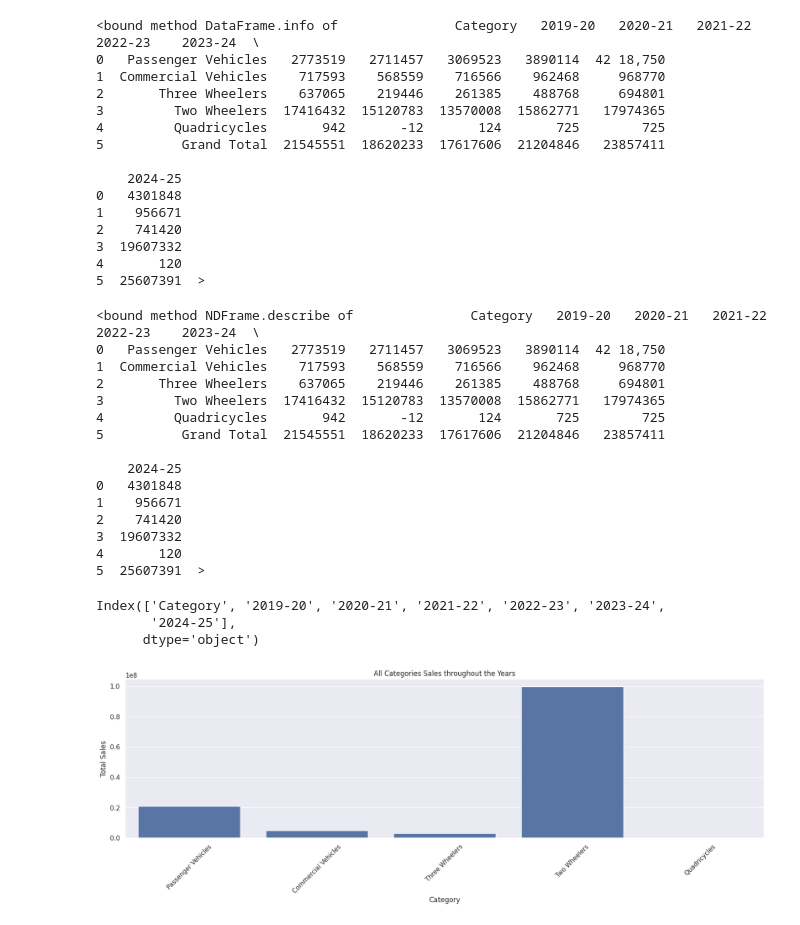
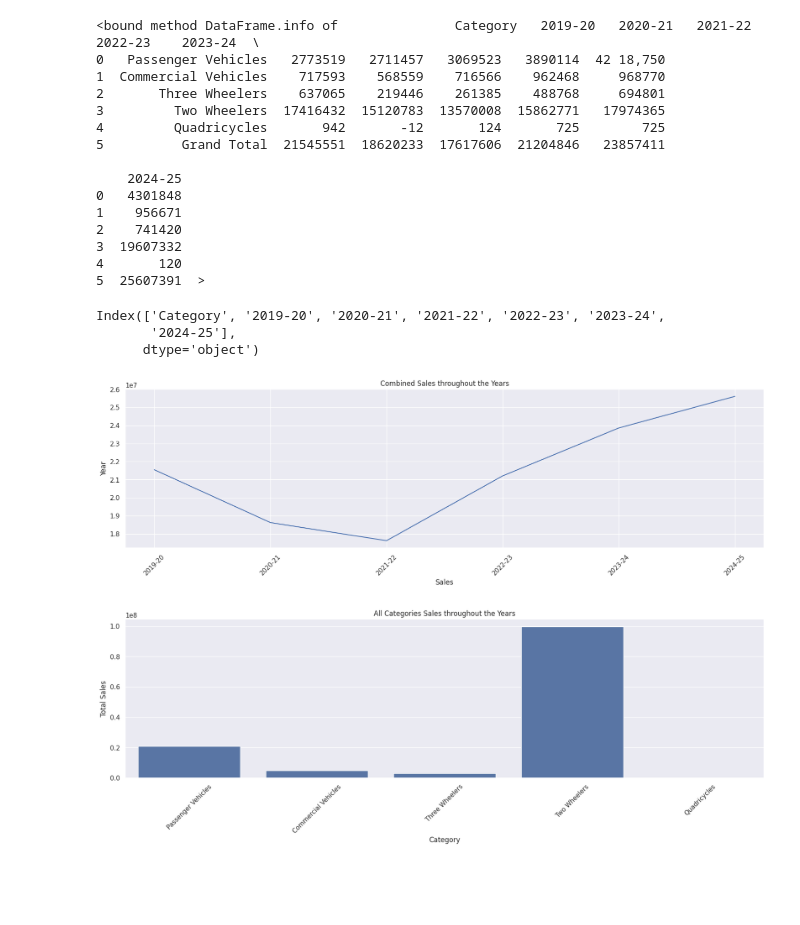
Before and after one commit to simplyshree/Car-Sales_Festive-Season---Trends-Analysis, a Jupyter notebook: main_py.ipynb, the cells around one changed output. Drawn from its saved outputs; the diff is of its cells as text; code cells hidden in the pictures; blank space fills up the shorter version.

```diff
--- a/main_py.ipynb
+++ b/main_py.ipynb
@@ -82,30 +82,34 @@ df.info
 3  19607332
 4       120
 5  25607391  >
-# %%
-df.describe
-# %% [output]
-<bound method NDFrame.describe of               Category   2019-20   2020-21   2021-22   2022-23    2023-24  \
-0   Passenger Vehicles   2773519   2711457   3069523   3890114  42 18,750
-1  Commercial Vehicles    717593    568559    716566    962468     968770
-2       Three Wheelers    637065    219446    261385    488768     694801
-3         Two Wheelers  17416432  15120783  13570008  15862771   17974365
-4         Quadricycles       942       -12       124       725        725
-5          Grand Total  21545551  18620233  17617606  21204846   23857411
-
-    2024-25
-0   4301848
-1    956671
-2    741420
-3  19607332
-4       120
-5  25607391  >
 # %%
 df.columns
 # %% [output]
 Index(['Category', '2019-20', '2020-21', '2021-22', '2022-23', '2023-24',
        '2024-25'],
       dtype='object')
+# %%
+year_cols = ['2019-20', '2020-21', '2021-22', '2022-23', '2023-24','2024-25']
+
+grand_total = df[df['Category'].str.lower() == 'grand total']
+
+sales = grand_total[year_cols].values.flatten()
+
+
+plt.figure(figsize=(20,5))
+
+
+
+plt.plot(year_cols,sales)
+
+plt.ylabel('Year')
+plt.xlabel('Sales')
+plt.title("Combined Sales throughout the Years")
+plt.xticks(rotation=45)
+
+plt.show()
+# %% [output]
+[figure, added]
 # %%
 year_cols = ['2019-20', '2020-21', '2021-22', '2022-23', '2023-24','2024-25']
 
```
